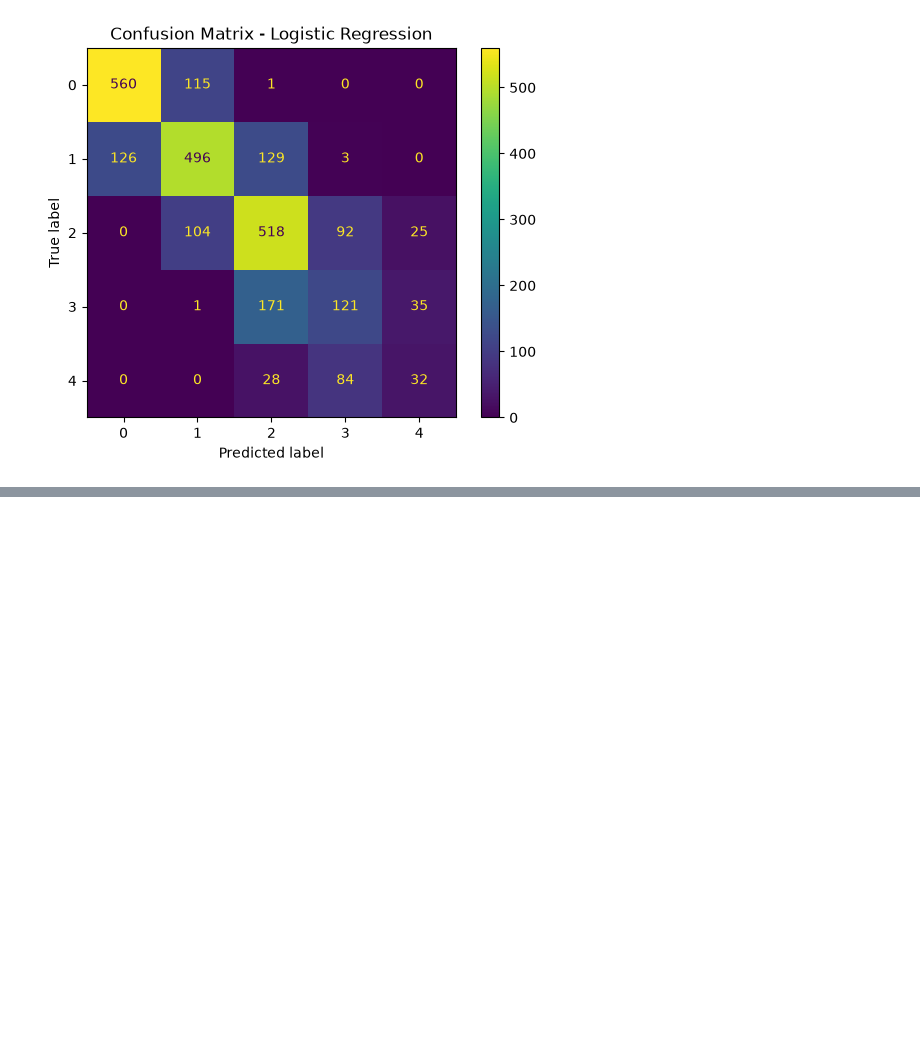
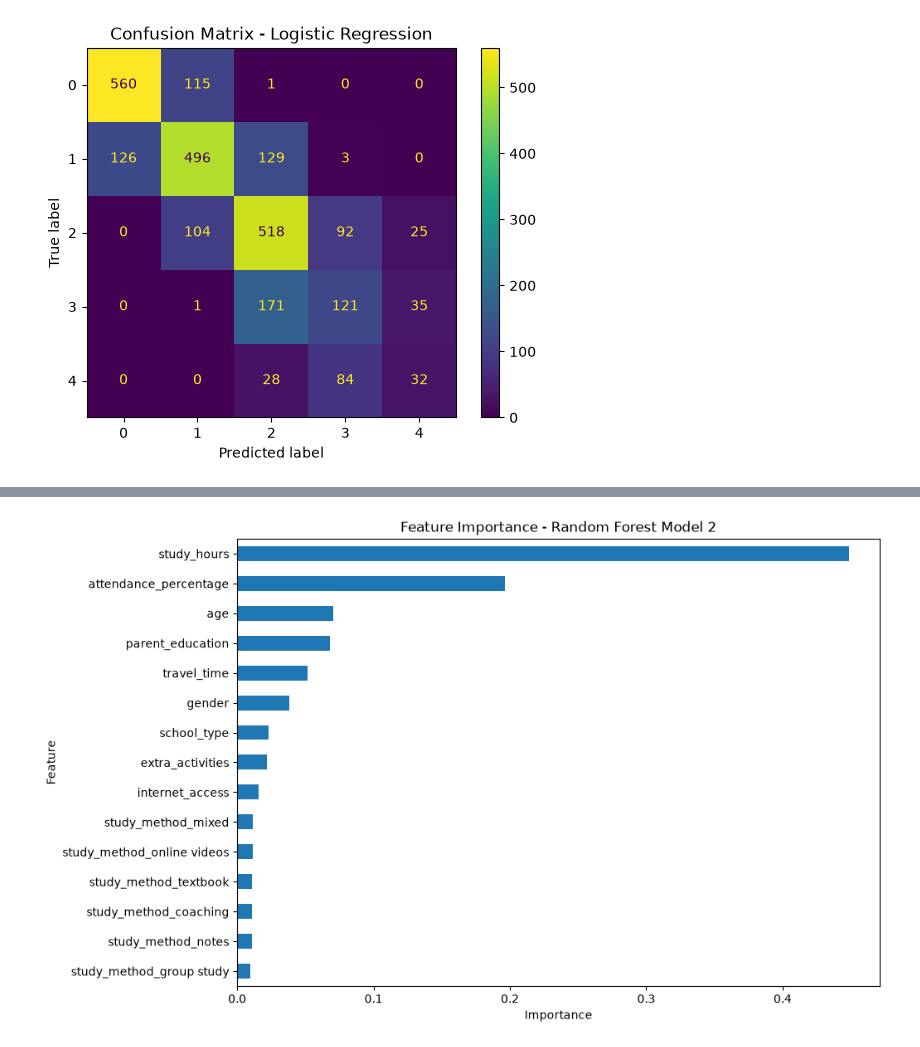
Before and after one commit to juliyantananda1607-ui/student-performance-analysis, a Jupyter notebook: dataviz1.ipynb, the cells around one changed output, grey strips where cells are left out. Cells and saved outputs as stored; diff of their text form; code cells hidden in the pictures; blank space fills up the shorter version.

```diff
--- a/dataviz1.ipynb
+++ b/dataviz1.ipynb
@@ -730,0 +790,12 @@ from sklearn.ensemble import RandomForestClassifier
+# %%
+X2_train, X2_test, y2_train, y2_test = train_test_split(
+    X2,
+    y2,
+    test_size=0.2,
+    random_state=42,
+    stratify=y2
+)
+print("X2_train:", X2_train.shape)
+print("X2_test :", X2_test.shape)
+print("y2_train:", y2_train.shape)
+print("y2_test :", y2_test.shape)
@@ -730,0 +807,7 @@ from sklearn.ensemble import RandomForestClassifier
+# %%
+# Model 2 Logistic Regression part 2
+model_lr2 = LogisticRegression(
+    max_iter=1000
+)
+model_lr2.fit(X2_train, y2_train)
+y2_pred_lr = model_lr2.predict(X2_test)
@@ -730,0 +853,7 @@ from sklearn.ensemble import RandomForestClassifier
+# %%
+model_rf2 = RandomForestClassifier(
+    n_estimators=100,
+    random_state=42
+)
+model_rf2.fit(X2_train, y2_train)
+y2_pred_rf = model_rf2.predict(X2_test)
@@ -730,0 +944,7 @@ from sklearn.ensemble import RandomForestClassifier
+# %%
+importance_rf2 = pd.Series(
+    model_rf2.feature_importances_,
+    index=X2.columns
+).sort_values(ascending=False)
+
+print(importance_rf2)
@@ -730,0 +995,11 @@ from sklearn.ensemble import RandomForestClassifier
+# %%
+plt.figure(figsize=(10, 7))
+importance_rf2.sort_values().plot(
+    kind="barh"
+)
+plt.title("Feature Importance - Random Forest Model 2")
+plt.xlabel("Importance")
+plt.ylabel("Feature")
+plt.show()
+# %% [output]
+[figure, added]
```
Also changed, not shown: parts of 37 cells of this notebook.
